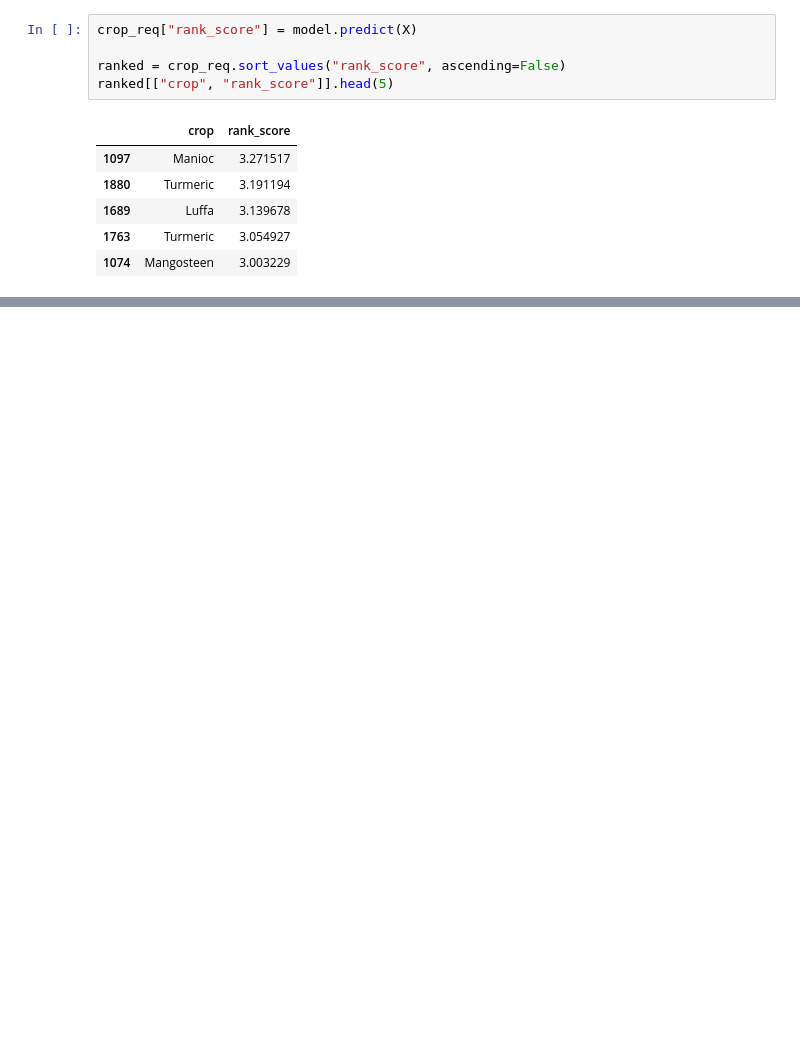
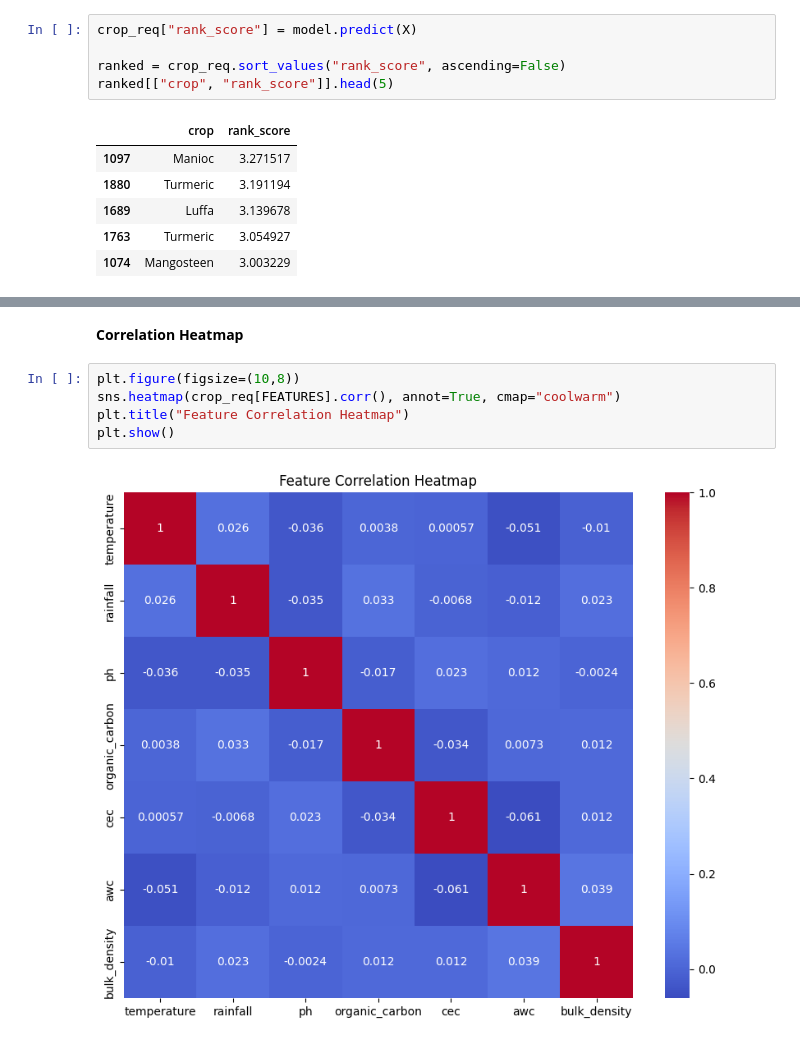
Before and after one commit to isumakm/Weather-Prediction-and-Crop-Recommendation-System-, a Jupyter notebook: Multi_Crop_Ranking.ipynb, the cells around one changed output, grey strips where cells are left out. Saved outputs shown, nothing was run; the diff lists cells and outputs as text; blank space fills up the shorter version.

```diff
--- a/Multi_Crop_Ranking.ipynb
+++ b/Multi_Crop_Ranking.ipynb
@@ -107,0 +140,9 @@ ranked[["crop", "rank_score"]].head(5)
+# %% [markdown]
+**Correlation Heatmap**
+# %%
+plt.figure(figsize=(10,8))
+sns.heatmap(crop_req[FEATURES].corr(), annot=True, cmap="coolwarm")
+plt.title("Feature Correlation Heatmap")
+plt.show()
+# %% [output]
+[figure, added]
```
Also changed, not shown: parts of 16 cells of this notebook.
